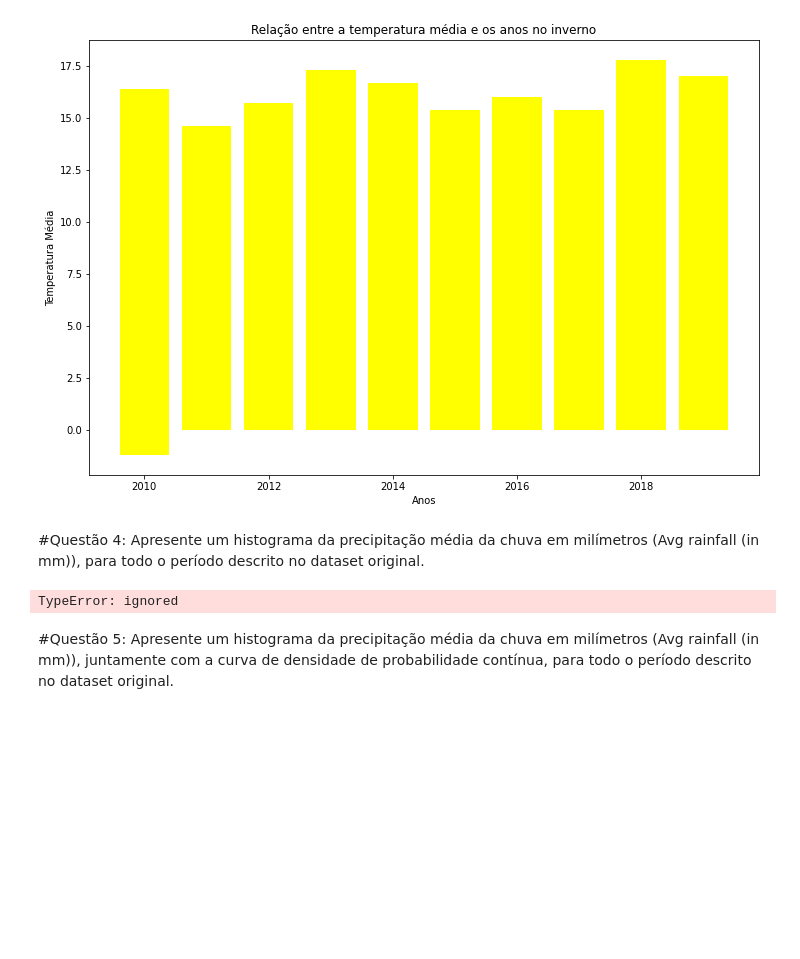
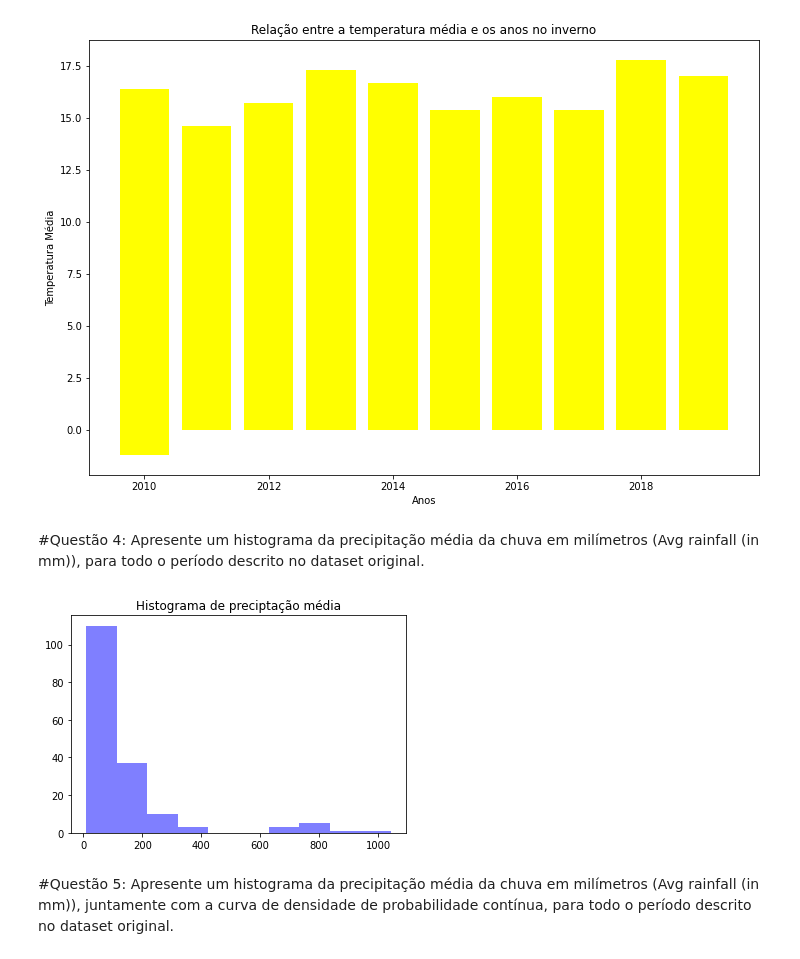
Before and after one commit to taciomattos/Modelo-vinho, a Jupyter notebook: Code/Trabalho_2_Pensamento_computacional.ipynb, the cells around one changed output. Cells and saved outputs as stored; diff of their text form; code cells hidden in the pictures; blank space fills up the shorter version.

```diff
--- a/Code/Trabalho_2_Pensamento_computacional.ipynb
+++ b/Code/Trabalho_2_Pensamento_computacional.ipynb
@@ -106,13 +113,14 @@ plt.show()
 [figure]
 # %% [markdown]
 #Questão	 4: Apresente	 um	 histograma	 da	 precipitação	 média	 da	 chuva	 em	milímetros	(Avg	rainfall	(in	mm)), para	todo	o	período	descrito	no	dataset	original.
-# %%
-dfq = df[df['Avg rainfall(in mm)'], df['Period'].astype(str) ]
-
-plt.figure(figsize=(170,170))
-plt.title('Histograma de preciptação média')
-dfq.hist()
-# %% [output]
-TypeError: ignored
+# %%
+x = df.iloc[:,3]
+y = df.iloc[:,0]
+
+plt.hist(x, 10, facecolor='blue', alpha=0.5)
+plt.title('Histograma de preciptação média')
+plt.show()
+# %% [output]
+[figure, added]
 # %% [markdown]
 #Questão	 5: Apresente	 um	 histograma	 da	 precipitação	 média	 da	 chuva	 em	milímetros	 (Avg	 rainfall	 (in	 mm)), juntamente	 com	 a	 curva	 de	 densidade	 de	probabilidade	contínua,	para	todo	o	período	descrito	no	dataset	original.
```
Also changed, not shown: parts of 9 cells of this notebook.
